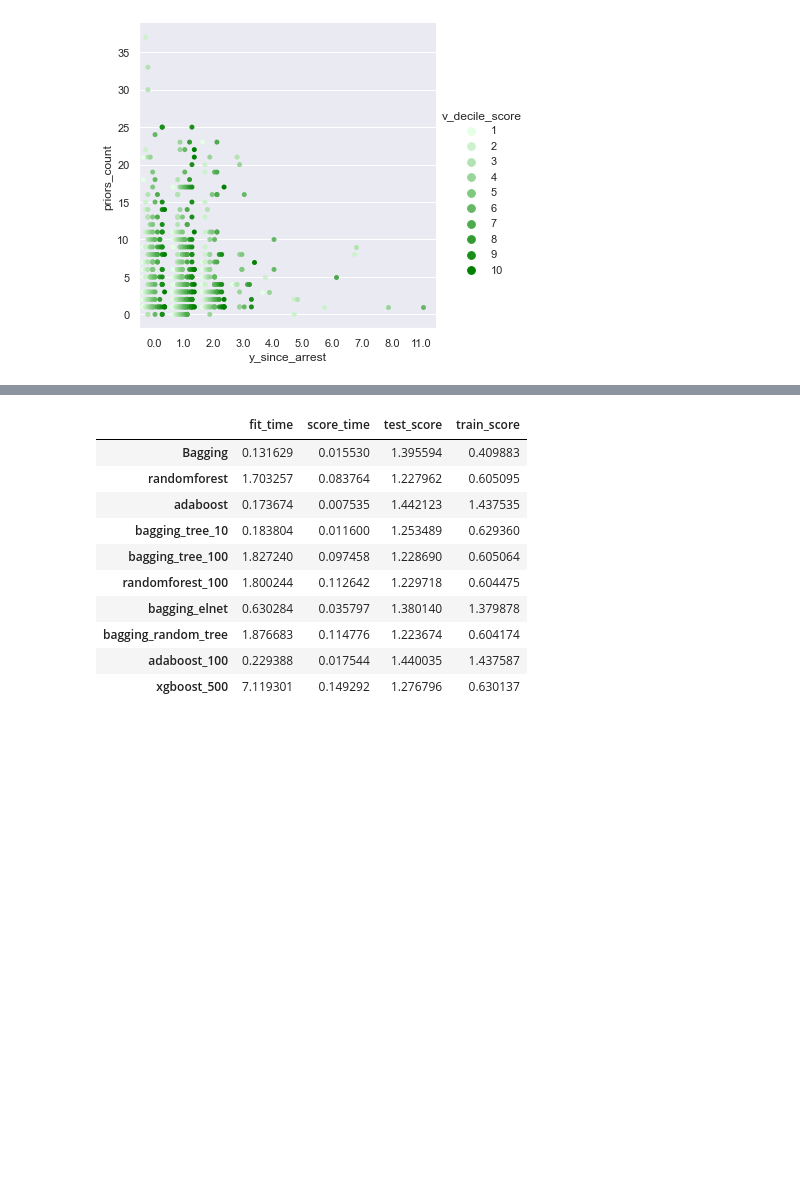
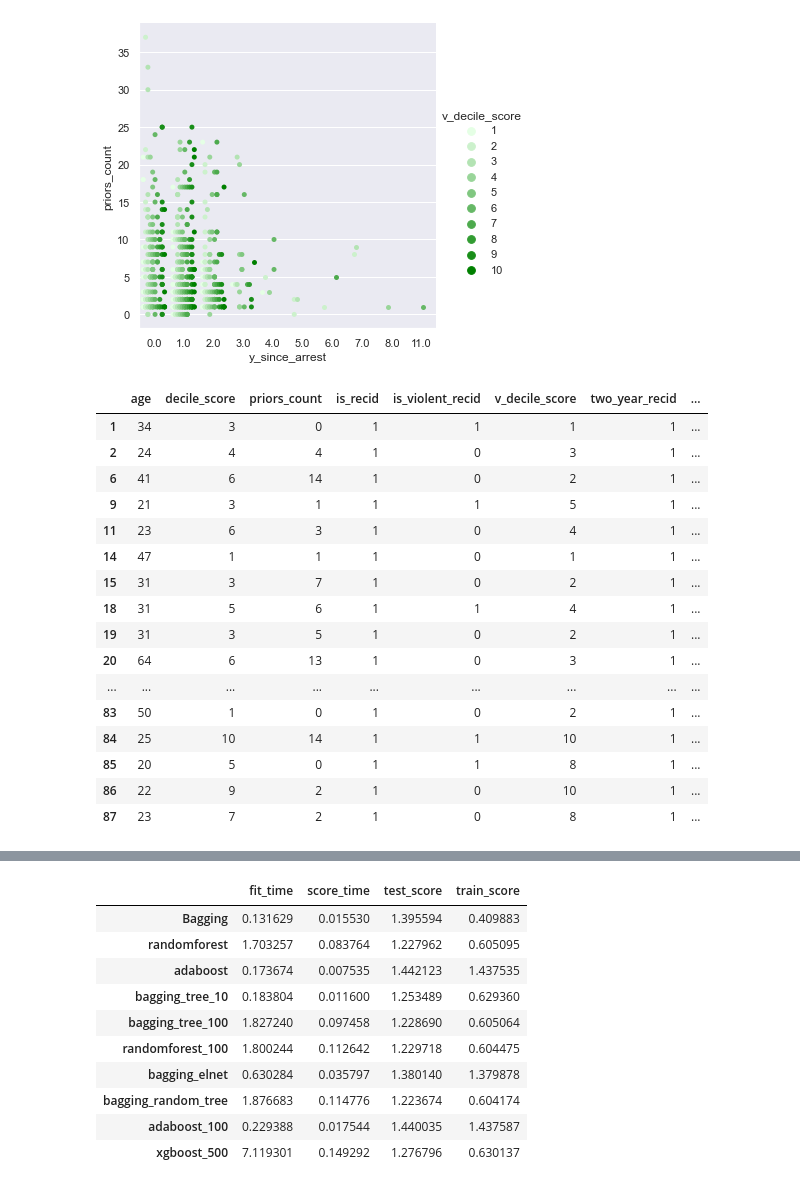
Before and after one commit to CyrusRR/iXDSCourseProject1, a Jupyter notebook: compas-analysis-master/COMPAS Hypothesis.ipynb, the cells around one changed output, grey strips where cells are left out. Saved outputs shown, nothing was run; the diff lists cells and outputs as text; code cells hidden in the pictures; blank space fills up the shorter version.

```diff
--- a/compas-analysis-master/COMPAS Hypothesis.ipynb
+++ b/compas-analysis-master/COMPAS Hypothesis.ipynb
@@ -986,3 +988,39 @@ sns.catplot(x="y_since_arrest", y="priors_count", hue="v_decile_score", data=com
 # %% [output]
 <seaborn.axisgrid.FacetGrid at 0x...>
 [figure]
+# %%
+targetV = "y_since_arrest"
+colsremove = ['id', 'name', 'first', 'last', 'compas_screening_date','dob','age_cat',
+             'days_b_screening_arrest', 'c_jail_in', 'c_jail_out', 'c_case_number',
+            'c_days_from_compas','r_case_number','r_charge_degree', 'r_days_from_arrest',
+             'r_charge_desc', 'r_jail_in', 'r_jail_out', 'vr_case_number', 'vr_charge_degree',
+        'vr_charge_desc', 'r_offense_date', 'type_of_assessment','screening_date', 'v_type_of_assessment',
+             'v_screening_date','c_offense_date', 'c_arrest_date', 'vr_offense_date', 'in_custody', 'out_custody','start', 'end', 'event',
+       'c_charge_degree', 'c_charge_desc','c_offense_year', 'c_arrest_year', "priors_count.1", "violent_recid", 'juv_fel_count',
+            'juv_misd_count','r_offense_year', 'juv_other_count', 'decile_score.1']
+comp = compas2.drop(columns=colsremove, axis=1)
+comp = pd.get_dummies(comp)
+
+ind_vars = comp.drop(columns=targetV).columns
+
+comp = comp[comp.is_recid != 0]
+comp = comp.fillna(0)
+comp.head(50)
+# %% [output]
+|  | age | decile_score | priors_count | is_recid | is_violent_recid | v_decile_score | two_year_recid | ... |
+| 1 | 34 | 3 | 0 | 1 | 1 | 1 | 1 | ... |
+| 2 | 24 | 4 | 4 | 1 | 0 | 3 | 1 | ... |
+| 6 | 41 | 6 | 14 | 1 | 0 | 2 | 1 | ... |
+| 9 | 21 | 3 | 1 | 1 | 1 | 5 | 1 | ... |
+| 11 | 23 | 6 | 3 | 1 | 0 | 4 | 1 | ... |
+| 14 | 47 | 1 | 1 | 1 | 0 | 1 | 1 | ... |
+| 15 | 31 | 3 | 7 | 1 | 0 | 2 | 1 | ... |
+| 18 | 31 | 5 | 6 | 1 | 1 | 4 | 1 | ... |
+| 19 | 31 | 3 | 5 | 1 | 0 | 2 | 1 | ... |
+| 20 | 64 | 6 | 13 | 1 | 0 | 3 | 1 | ... |
+| ... | ... | ... | ... | ... | ... | ... | ... | ... |
+| 83 | 50 | 1 | 0 | 1 | 0 | 2 | 1 | ... |
+| 84 | 25 | 10 | 14 | 1 | 1 | 10 | 1 | ... |
+| 85 | 20 | 5 | 0 | 1 | 1 | 8 | 1 | ... |
+| 86 | 22 | 9 | 2 | 1 | 0 | 10 | 1 | ... |
+| 87 | 23 | 7 | 2 | 1 | 0 | 8 | 1 | ... |
```
Also changed, not shown: parts of 17 cells of this notebook.
